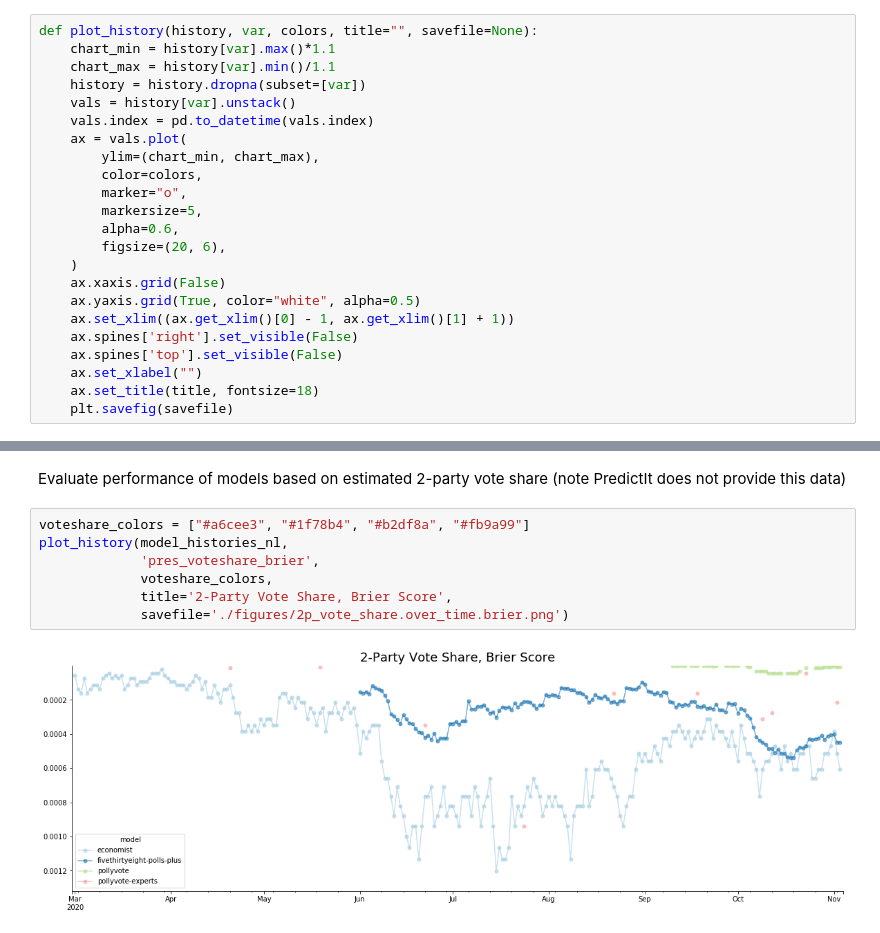
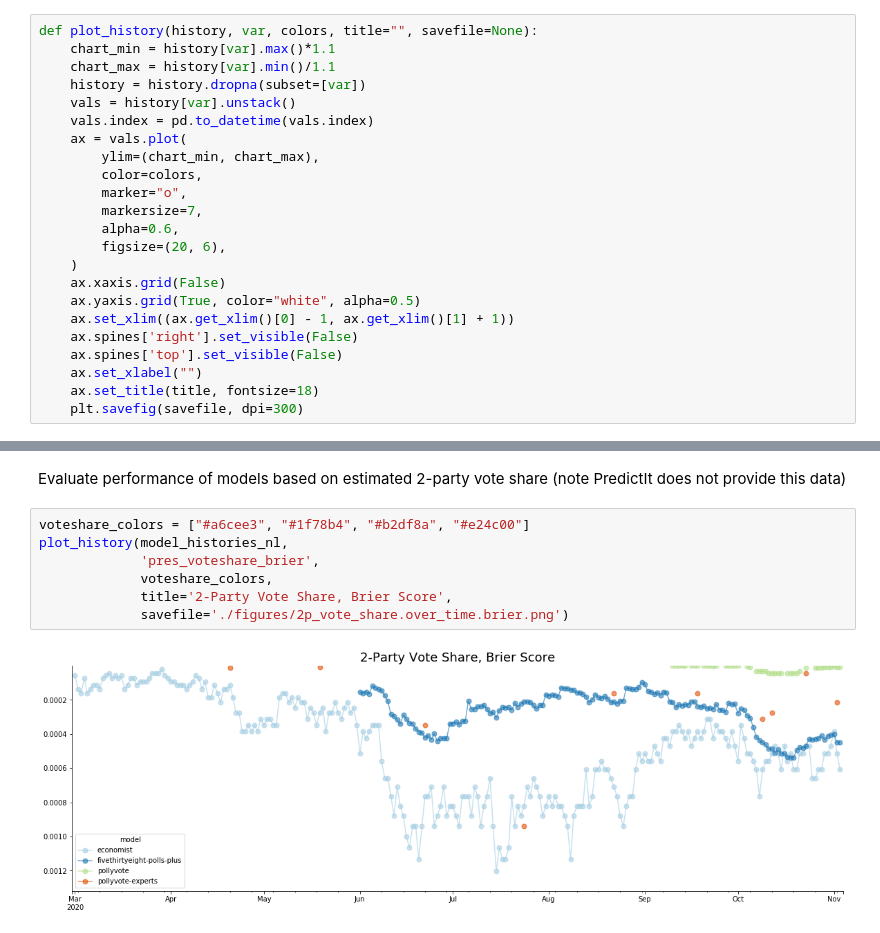
Before and after one commit to xiamengzhou/597E-assignment1, a Jupyter notebook: predictions_over_time.ipynb, the cells around one changed output, grey strips where cells are left out. Drawn from its saved outputs; the diff is of its cells as text.

```diff
--- a/predictions_over_time.ipynb
+++ b/predictions_over_time.ipynb
@@ -162,7 +162,7 @@ def plot_history(history, var, colors, title="", savefile=None):
         ylim=(chart_min, chart_max),
         color=colors,
         marker="o",
-        markersize=5,
+        markersize=7,
         alpha=0.6,
         figsize=(20, 6),
     )
@@ -173,7 +173,7 @@ def plot_history(history, var, colors, title="", savefile=None):
     ax.spines['top'].set_visible(False)
     ax.set_xlabel("")
     ax.set_title(title, fontsize=18)
-    plt.savefig(savefile)
+    plt.savefig(savefile, dpi=300)
 # %% [markdown]
 Plots for FiveThirtyEight's state-level forecasts over time.
 # %%
@@ -326,11 +326,11 @@ plot_history(filterby_common_date, 'pres_win_brier', outcome_colors,
 # %% [markdown]
 Evaluate performance of models based on estimated 2-party vote share (note PredictIt does not provide this data)
 # %%
-voteshare_colors = ["#a6cee3", "#1f78b4", "#b2df8a", "#fb9a99"]
+voteshare_colors = ["#a6cee3", "#1f78b4", "#b2df8a", "#e24c00"]
 plot_history(model_histories_nl,
              'pres_voteshare_brier',
              voteshare_colors,
              title='2-Party Vote Share, Brier Score',
              savefile='./figures/2p_vote_share.over_time.brier.png')
 # %% [output]
-[figure, old version]
+[figure, new version]
```
Also changed, not shown: 8 other files.
